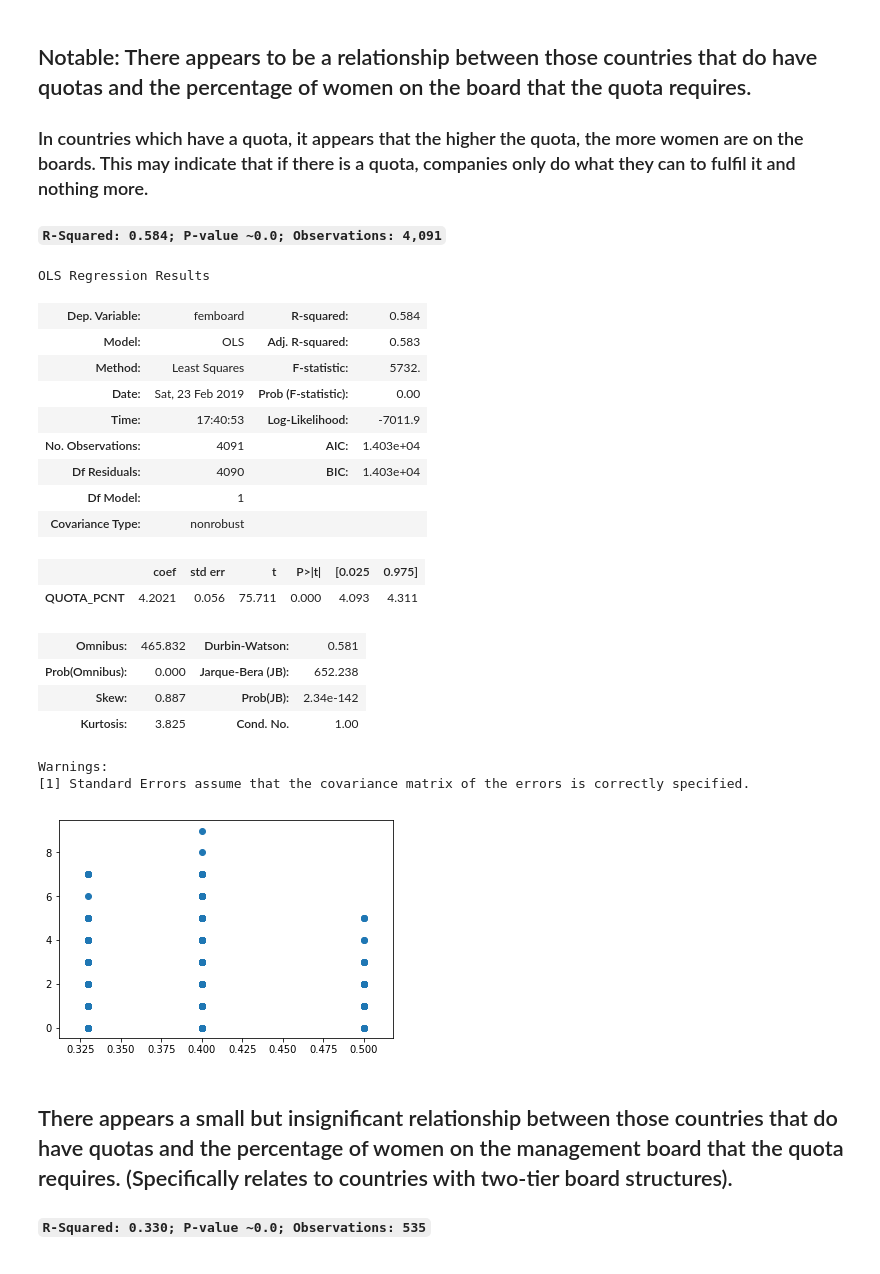
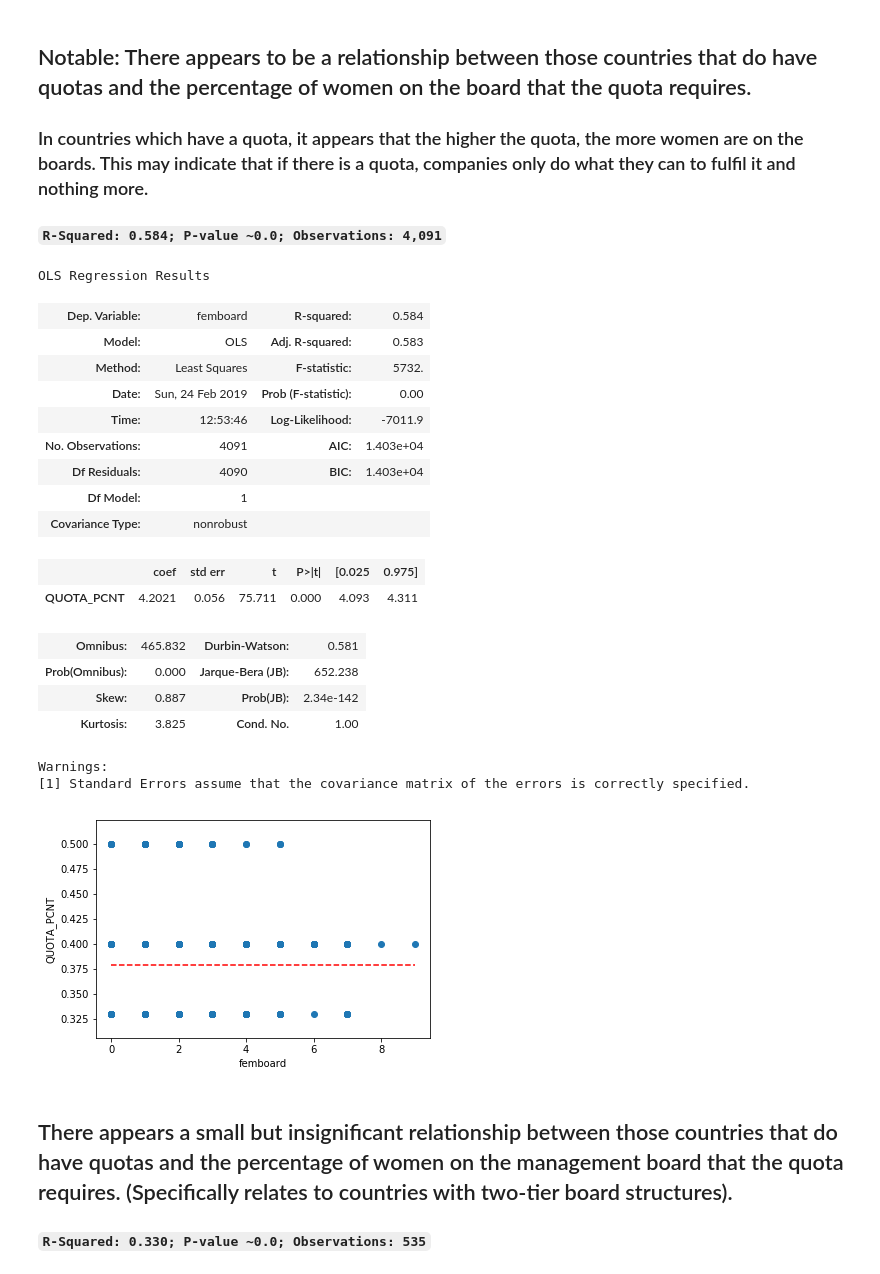
Before and after one commit to etokrug/GroupProject, a Jupyter notebook: GroupProject.ipynb, the cells around one changed output. Drawn from its saved outputs; the diff is of its cells as text; code cells hidden in the pictures.

```diff
--- a/GroupProject.ipynb
+++ b/GroupProject.ipynb
@@ -541,37 +568,41 @@ df_quota_w_fem = df_quota_w_fem[df_quota_w_fem['HAS_QUOTA'] == 1]
 
 df_quota_w_fem['HAS_QUOTA'] = df_quota_w_fem['HAS_QUOTA'].apply(to_integer)
 df_quota_w_fem['femboard'] = df_quota_w_fem['femboard'].apply(to_integer)
 
-plt.scatter(df_quota_w_fem['QUOTA_PCNT'], df_quota_w_fem['femboard'])
+plt.scatter(df_quota_w_fem['femboard'], df_quota_w_fem['QUOTA_PCNT'])
+plt.plot([min(df_quota_w_fem['femboard']), max(df_quota_w_fem['femboard'])],
+         [np.mean(df_quota_w_fem['QUOTA_PCNT']), np.mean(df_quota_w_fem['QUOTA_PCNT'])], 'r--')
+plt.ylabel("QUOTA_PCNT")
+plt.xlabel("femboard")
 
 df_quota_w_fem = df_quota_w_fem.dropna()
 
 x = df_quota_w_fem['QUOTA_PCNT']
 y = df_quota_w_fem['femboard']
 
 model = sm.OLS(y, x).fit()
 
 model.summary()
 # %% [output]
 OLS Regression Results
 | Dep. Variable: | femboard | R-squared: | 0.584 |
 | Model: | OLS | Adj. R-squared: | 0.583 |
 | Method: | Least Squares | F-statistic: | 5732. |
-| Date: | Sat, 23 Feb 2019 | Prob (F-statistic): | 0.00 |
-| Time: | 17:40:53 | Log-Likelihood: | -7011.9 |
+| Date: | Sun, 24 Feb 2019 | Prob (F-statistic): | 0.00 |
+| Time: | 12:53:46 | Log-Likelihood: | -7011.9 |
 | No. Observations: | 4091 | AIC: | 1.403e+04 |
 | Df Residuals: | 4090 | BIC: | 1.403e+04 |
 | Df Model: | 1 |  |  |
 | Covariance Type: | nonrobust |  |  |
 |  | coef | std err | t | P>|t| | [0.025 | 0.975] |
 | QUOTA_PCNT | 4.2021 | 0.056 | 75.711 | 0.000 | 4.093 | 4.311 |
 | Omnibus: | 465.832 | Durbin-Watson: | 0.581 |
 | Prob(Omnibus): | 0.000 | Jarque-Bera (JB): | 652.238 |
 | Skew: | 0.887 | Prob(JB): | 2.34e-142 |
 | Kurtosis: | 3.825 | Cond. No. | 1.00 |
 Warnings:
 [1] Standard Errors assume that the covariance matrix of the errors is correctly specified.
-[figure, old version]
+[figure, new version]
 # %% [markdown]
 ## There appears a small but insignificant relationship between those countries that do have quotas and the percentage of women on the management board that the quota requires. (Specifically relates to countries with two-tier board structures).
 
```
Also changed, not shown: parts of 8 cells of this notebook.
